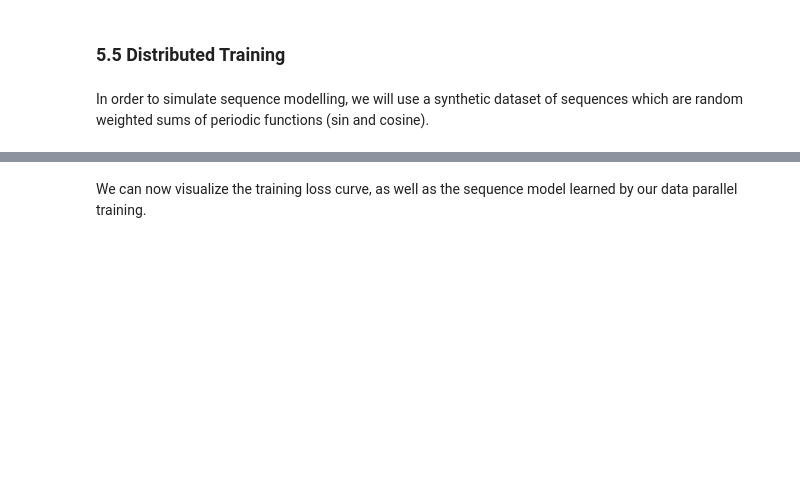
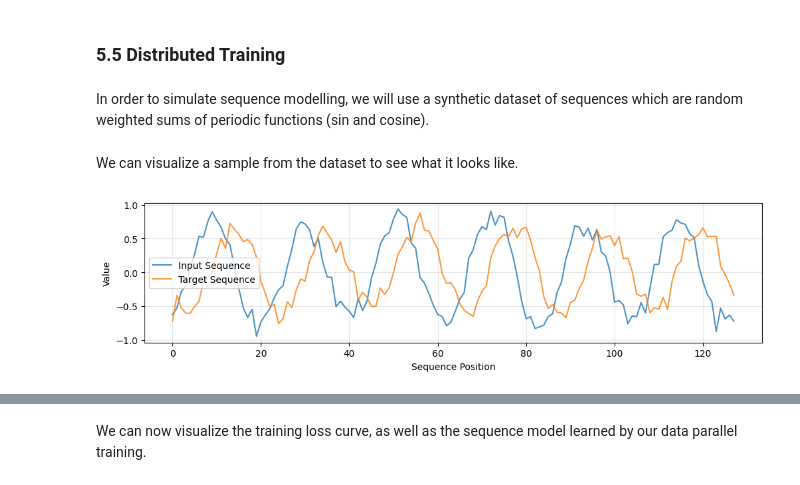
Before and after one commit to sshkhr/MinText, a Jupyter notebook: docs/tutorials/2_Data_Parallel_and_FSDP.ipynb, the cells around one changed output, grey strips where cells are left out. Drawn from its saved outputs; the diff is of its cells as text; code cells hidden in the pictures; blank space fills up the shorter version.

```diff
--- a/docs/tutorials/2_Data_Parallel_and_FSDP.ipynb
+++ b/docs/tutorials/2_Data_Parallel_and_FSDP.ipynb
@@ -373,6 +456,21 @@ def dataset(steps, batch_size):
       y[i] += np.random.normal(0, 0.05, 128)
 
     yield x.astype(np.float32), y.astype(np.float32)
+# %% [markdown]
+We can visualize a sample from the dataset to see what it looks like.
+# %%
+x, y = next(dataset(1, 1))
+
+plt.figure(figsize=(12, 6))
+plt.subplot(2, 1, 1)
+plt.plot(x[0], label='Input Sequence', alpha=0.8)
+plt.plot(y[0], label='Target Sequence', alpha=0.8)
+plt.xlabel('Sequence Position')
+plt.ylabel('Value')
+plt.legend()
+plt.grid(True, alpha=0.3)
+# %% [output]
+[figure, added]
 # %%
 # Training parameters
 batch_size = 8192
```
Also changed, not shown: parts of 32 cells of this notebook.
